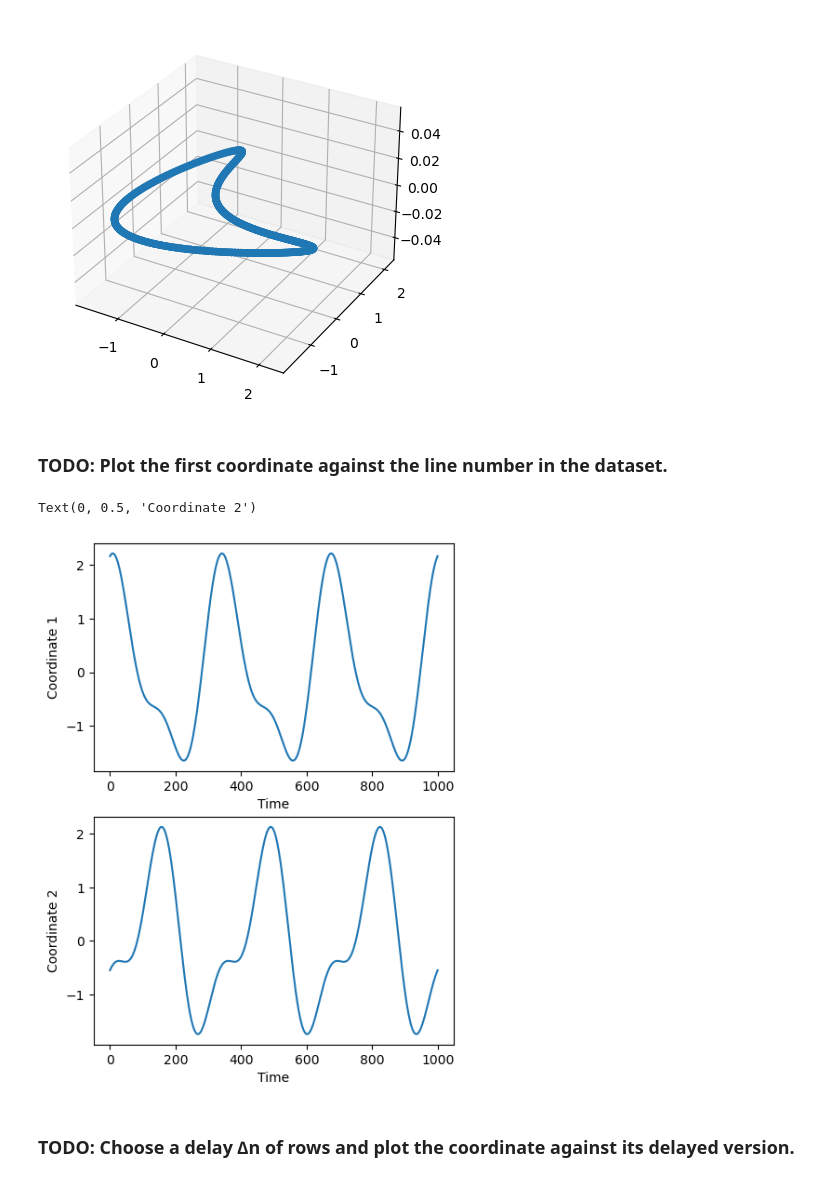
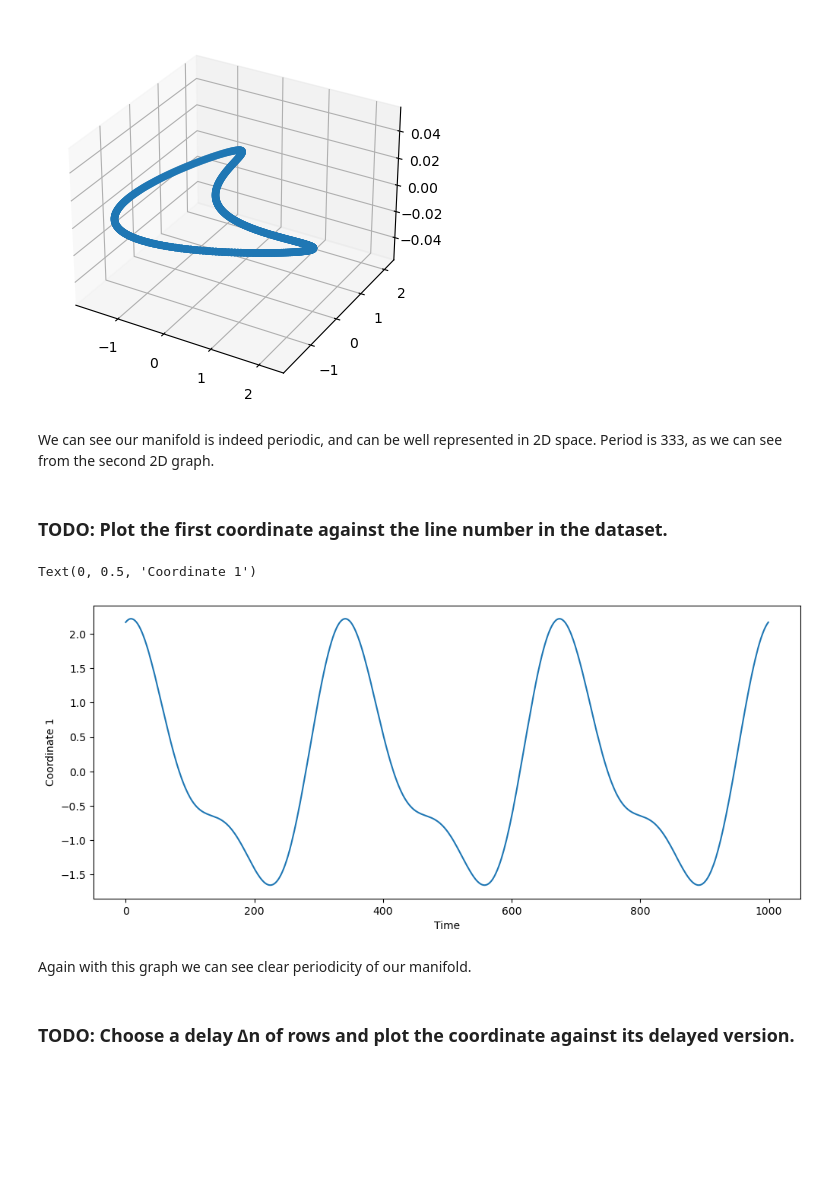
Before and after one commit to Augustin690/learning-dynamical-systems, a Jupyter notebook: src/part2/task4_1.ipynb, the cells around one changed output. Drawn from its saved outputs; the diff is of its cells as text; code cells hidden in the pictures; blank space fills up the shorter version.

```diff
--- a/src/part2/task4_1.ipynb
+++ b/src/part2/task4_1.ipynb
@@ -39,22 +32,27 @@ ax.scatter(X[:,0],X[:,1])
 plt.show()
 # %% [output]
 [figure]
+# %% [markdown]
+We can see our manifold is indeed periodic, and can be well represented in 2D space. Period is 333, as we can see from the second 2D graph.
 # %% [markdown]
 ### TODO: Plot the first coordinate against the line number in the dataset.
 # %%
+# time is simply the line number of the dataset
 time = np.arange(len(X))
 
-fig, ax = plt.subplots(2,1, figsize =(5,7))
-ax[0].plot(time,X[:,0])
-ax[0].set_xlabel("Time")
-ax[0].set_ylabel("Coordinate 1")
+fig, ax = plt.subplots(figsize =(12,5))
+ax.plot(time,X[:,0])
+ax.set_xlabel("Time")
+ax.set_ylabel("Coordinate 1")
 
-ax[1].plot(time,X[:,1])
-ax[1].set_xlabel("Time")
-ax[1].set_ylabel("Coordinate 2")
+#ax[1].plot(time,X[:,1])
+#ax[1].set_xlabel("Time")
+#ax[1].set_ylabel("Coordinate 2")
 # %% [output]
-Text(0, 0.5, 'Coordinate 2')
+Text(0, 0.5, 'Coordinate 1')
-[figure, old version]
+[figure, new version]
+# %% [markdown]
+Again with this graph we can see clear periodicity of our manifold.
 # %% [markdown]
 ### TODO: Choose a delay ∆n of rows and plot the coordinate against its delayed version.
 # %%
```
Also changed, not shown: parts of 7 cells of this notebook, 4 other files.
